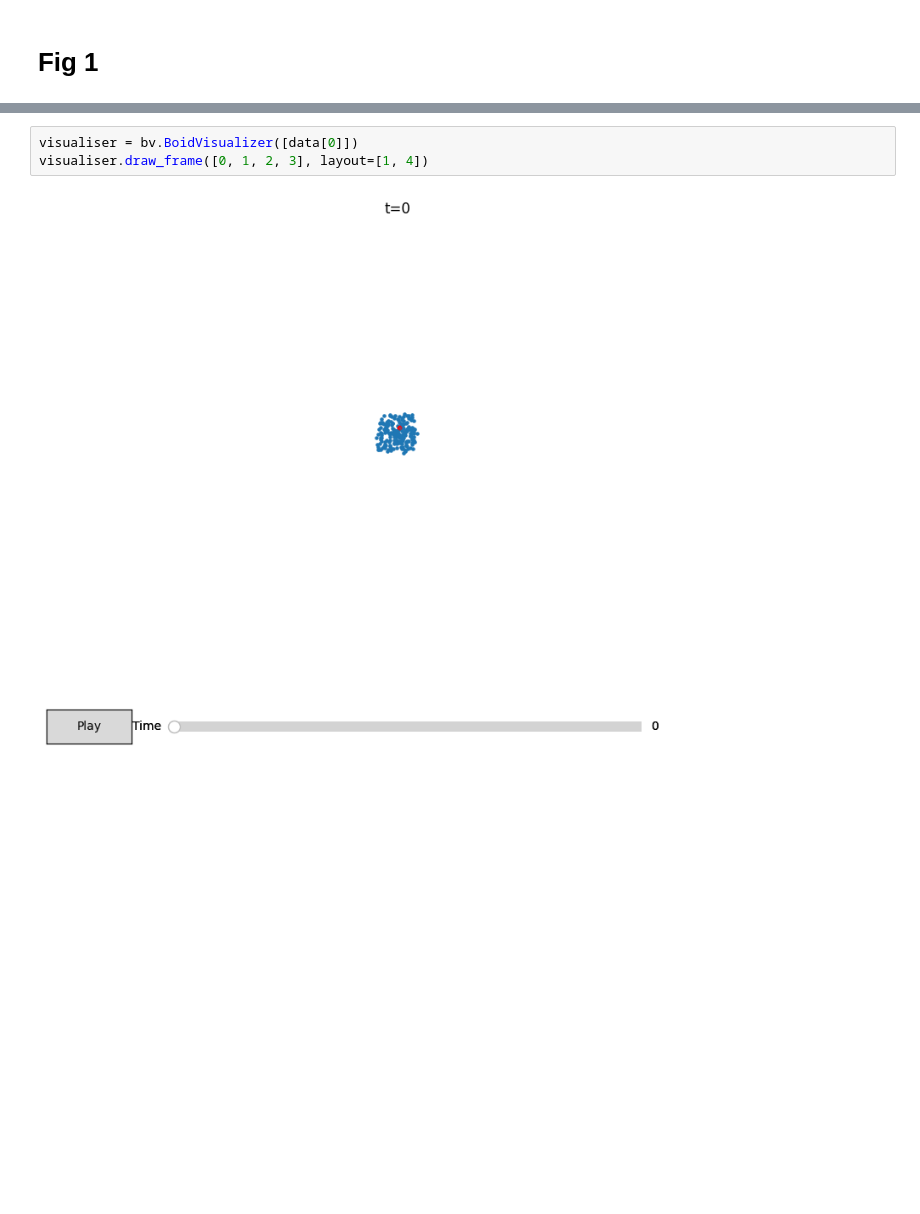
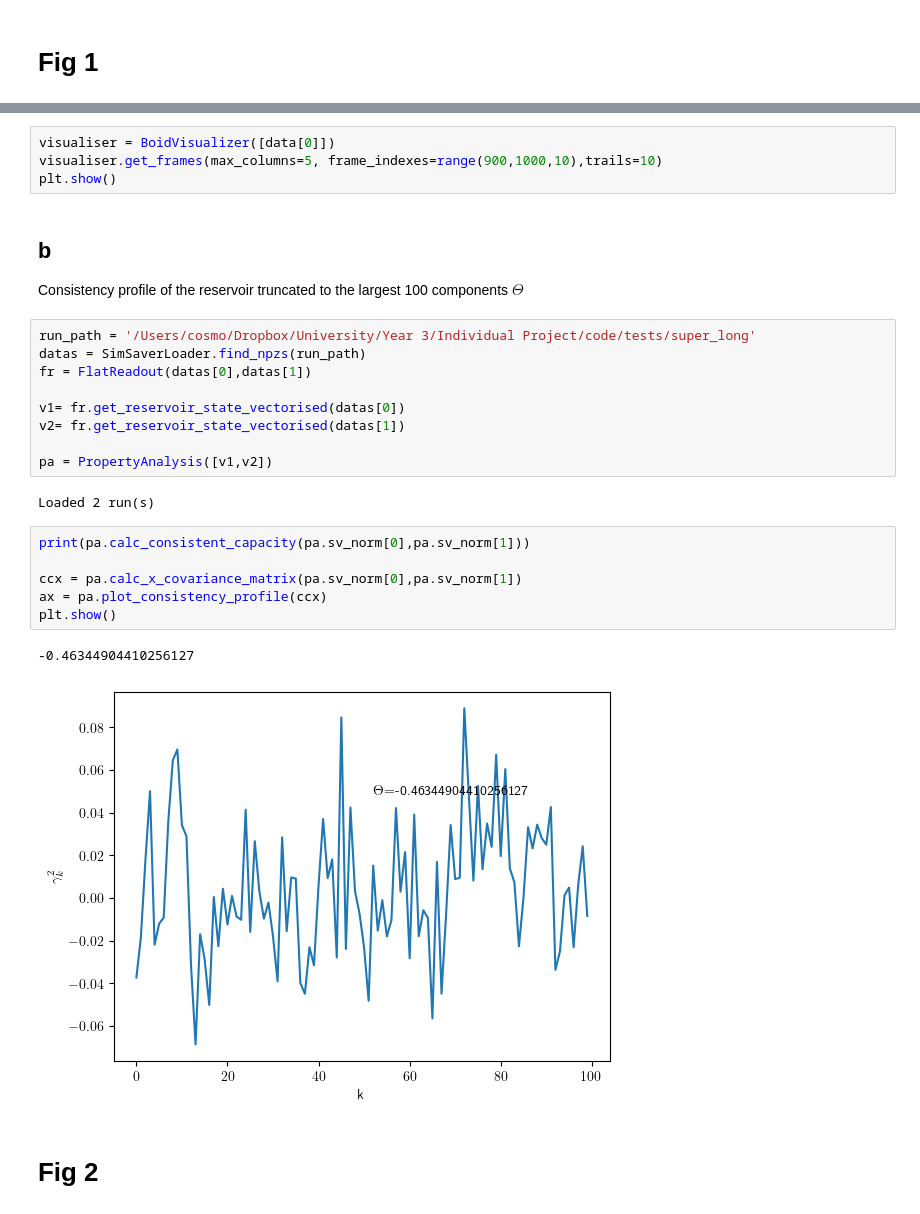
Before and after one commit to Cosmo-J/Reservoir-Computing-with-Swarms, a Jupyter notebook: lymburn_figures_recreated/recreating_lymburn.ipynb, the cells around one changed output, grey strips where cells are left out. Cells and saved outputs as stored; diff of their text form; blank space fills up the shorter version.

```diff
--- a/lymburn_figures_recreated/recreating_lymburn.ipynb
+++ b/lymburn_figures_recreated/recreating_lymburn.ipynb
@@ -18,7 +22,32 @@ data = ssl.SimSaverLoader.find_npzs(run_path)
 # %% [output]
 Loaded 2 run(s)
 # %%
-visualiser = bv.BoidVisualizer([data[0]])
-visualiser.draw_frame([0, 1, 2, 3], layout=[1, 4])
+visualiser = BoidVisualizer([data[0]])
+visualiser.get_frames(max_columns=5, frame_indexes=range(900,1000,10),trails=10)
+plt.show()
-# %% [output]
-[figure, removed]
+# %% [markdown]
+## b
+Consistency profile of the reservoir truncated to the largest 100 components
+$\Theta$
+# %%
+run_path = '/Users/cosmo/Dropbox/University/Year 3/Individual Project/code/tests/super_long'
+datas = SimSaverLoader.find_npzs(run_path)
+fr = FlatReadout(datas[0],datas[1])
+
+v1= fr.get_reservoir_state_vectorised(datas[0])
+v2= fr.get_reservoir_state_vectorised(datas[1])
+
+pa = PropertyAnalysis([v1,v2])
+# %% [output]
+Loaded 2 run(s)
+# %%
+print(pa.calc_consistent_capacity(pa.sv_norm[0],pa.sv_norm[1]))
+
+ccx = pa.calc_x_covariance_matrix(pa.sv_norm[0],pa.sv_norm[1])
+ax = pa.plot_consistency_profile(ccx)
+plt.show()
+# %% [output]
+-0.46344904410256127
+[figure, added]
+# %% [markdown]
+# Fig 2
```
Also changed, not shown: parts of 9 cells of this notebook, 9 other files.
